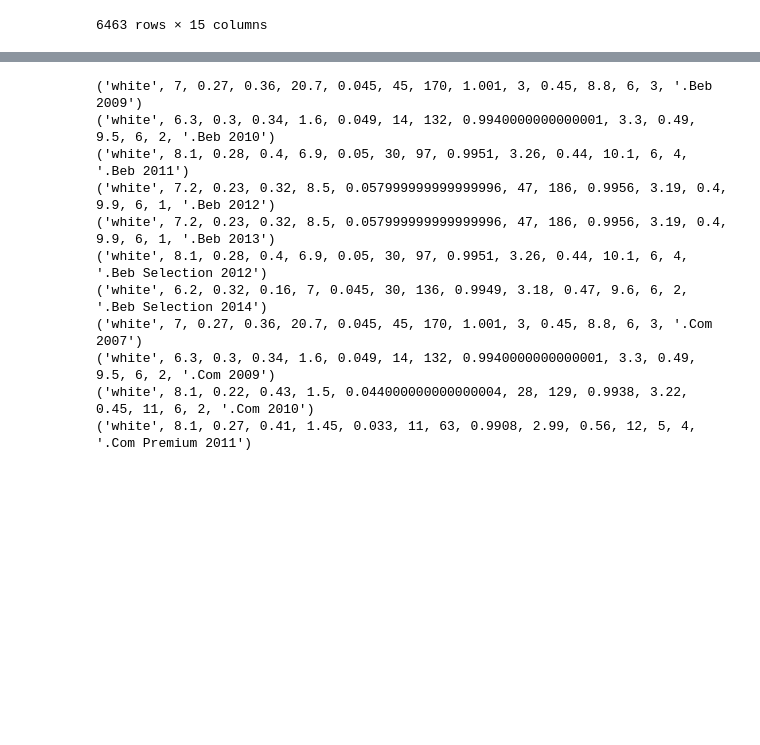
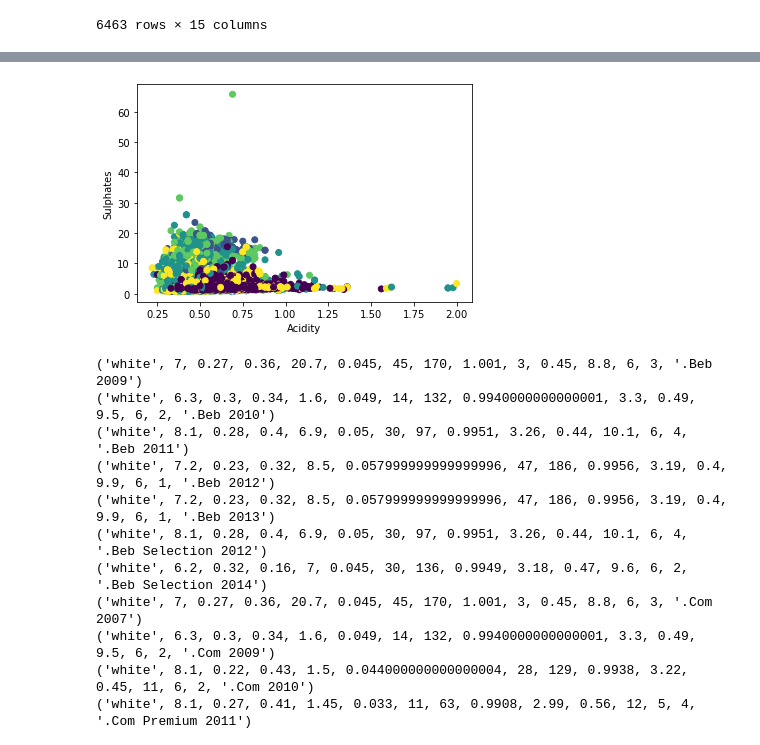
Before and after one commit to susanquiros/Project-4--Group-6, a Jupyter notebook: main.ipynb, the cells around one changed output, grey strips where cells are left out. Saved outputs shown, nothing was run; the diff lists cells and outputs as text; code cells hidden in the pictures; blank space fills up the shorter version.

```diff
--- a/main.ipynb
+++ b/main.ipynb
@@ -257,3 +264,10 @@ wine_clean
+# %%
+plt.scatter(x=wine_clean["sulphates"], y=wine_clean['residual_sugar'], c=wine_clean['class'])
+plt.xlabel('Acidity')
+plt.ylabel('Sulphates')
+plt.show()
+# %% [output]
+[figure, added]
 # %%
 import sqlite3
 # conn.close()
```
Also changed, not shown: parts of 1 cell of this notebook, 4 other files.
